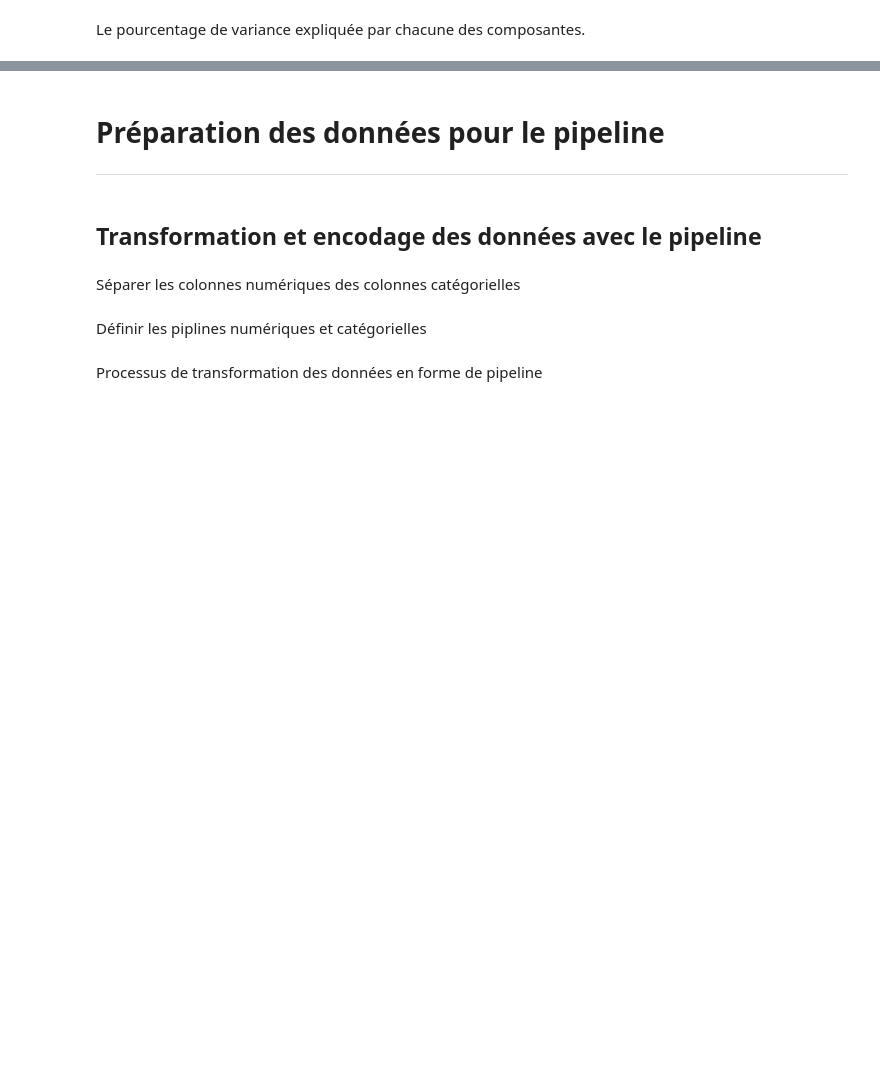
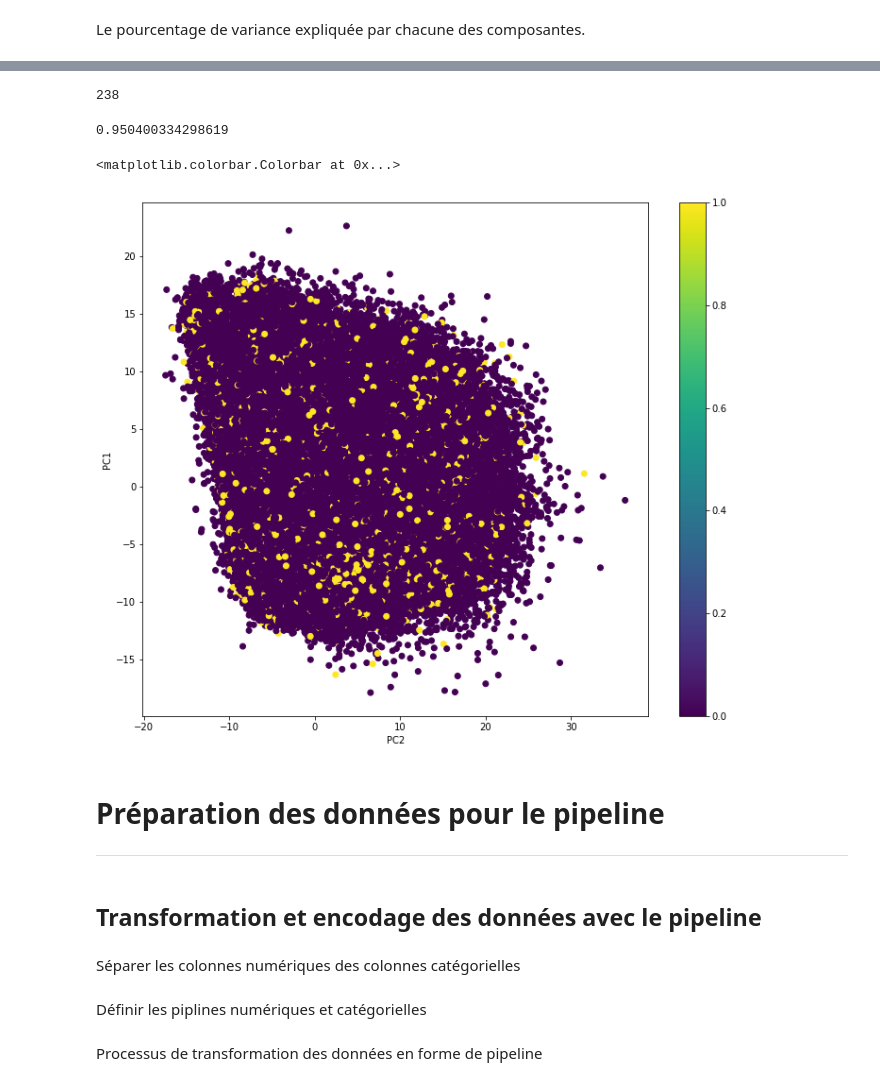
Before and after one commit to mohamedtrabis/Projet-7-Implementez-un-modele-de-scoring, a Jupyter notebook: P7_01_dashboard.ipynb, the cells around one changed output, grey strips where cells are left out. Saved outputs shown, nothing was run; the diff lists cells and outputs as text; code cells hidden in the pictures; blank space fills up the shorter version.

```diff
--- a/P7_01_dashboard.ipynb
+++ b/P7_01_dashboard.ipynb
@@ -1470,3 +1449,22 @@ plt.title('Le pourcentage de variance expliquée par chacune des composantes')
+# %%
+pca.n_components_
+# %% [output]
+238
+# %%
+print(pca.explained_variance_ratio_.sum())
+# %% [output]
+0.950400334298619
+# %%
+X_reduc = pca.fit_transform(X_scaled)
+# %%
+fig = plt.figure(figsize=(12,10))
+plt.scatter(X_reduc[:,0], X_reduc[:,1],c=df_train1['TARGET'],cmap="viridis")
+plt.xlabel('PC2')
+plt.ylabel('PC1')
+plt.colorbar()
+# %% [output]
+<matplotlib.colorbar.Colorbar at 0x...>
+[figure, added]
 # %% [markdown]
 # <font color='blue'/>**Préparation des données pour le pipeline**
 
```
Also changed, not shown: parts of 42 cells of this notebook.
